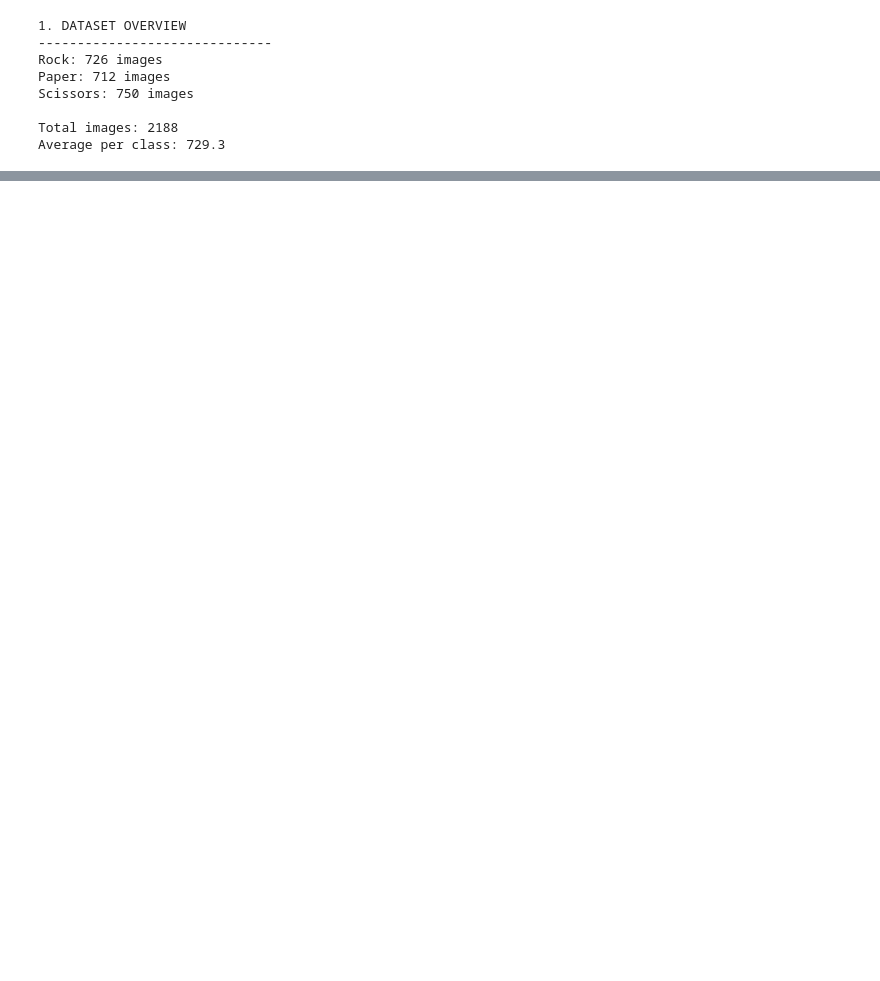
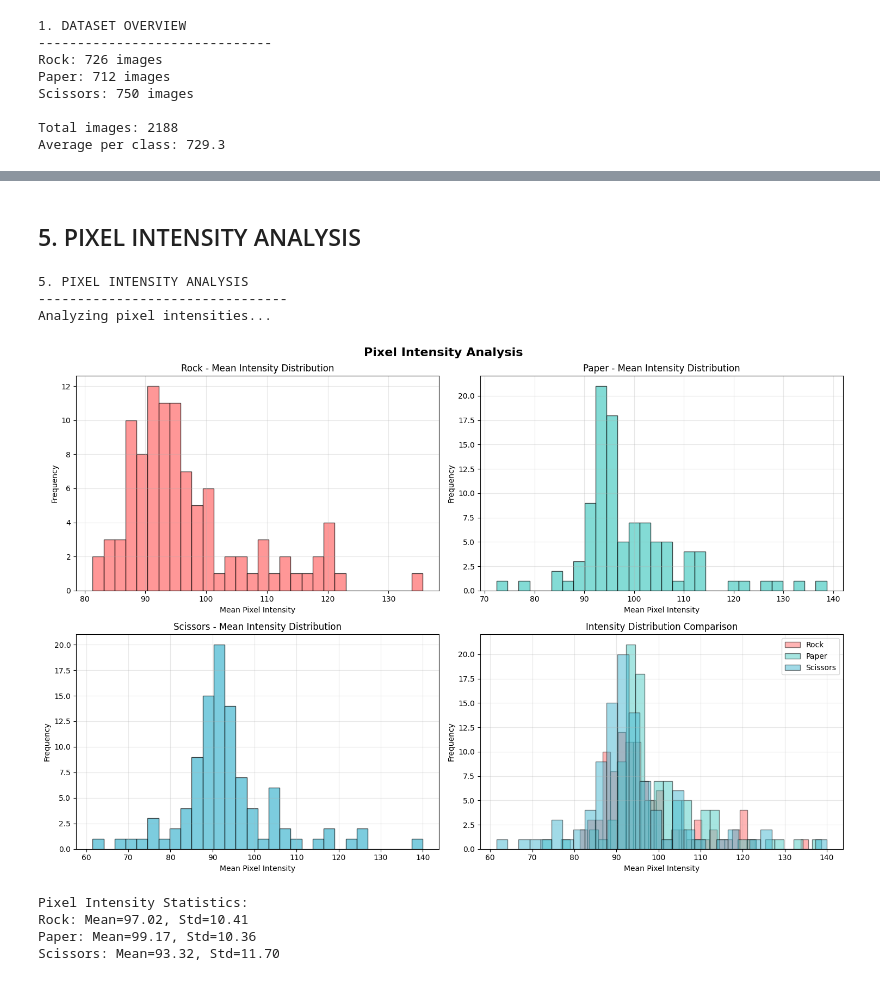
Before and after one commit to SamueleSamonini/images-rock-paper-scissors-cnn, a Jupyter notebook: notebooks/01_data_exploration.ipynb, the cells around one changed output, grey strips where cells are left out. Saved outputs shown, nothing was run; the diff lists cells and outputs as text; code cells hidden in the pictures; blank space fills up the shorter version.

```diff
--- a/notebooks/01_data_exploration.ipynb
+++ b/notebooks/01_data_exploration.ipynb
@@ -51,0 +230,78 @@ Average per class: 729.3
+# %% [markdown]
+## 5. PIXEL INTENSITY ANALYSIS
+# %%
+print("\n5. PIXEL INTENSITY ANALYSIS")
+print("-" * 32)
+
+def analyze_pixel_intensities(data_path, classes, sample_size=100):
+    """Analyze pixel intensity distributions"""
+    intensities = {}
+
+    for class_name in classes:
+        class_path = os.path.join(data_path, class_name)
+        if os.path.exists(class_path):
+            files = [f for f in os.listdir(class_path) if f.lower().endswith(('.png', '.jpg', '.jpeg'))]
+            sample_files = np.random.choice(files, min(sample_size, len(files)), replace=False)
+
+            class_intensities = []
+            for file_name in sample_files:
+                file_path = os.path.join(class_path, file_name)
+                try:
+                    img = cv2.imread(file_path)
+                    img_rgb = cv2.cvtColor(img, cv2.COLOR_BGR2RGB)
+                    # Calculate mean intensity across all channels
+                    mean_intensity = np.mean(img_rgb)
+                    class_intensities.append(mean_intensity)
+                except Exception as e:
+                    continue
+
+            intensities[class_name] = class_intensities
+
+    return intensities
+
+# Analyze intensities
+print("Analyzing pixel intensities...")
+intensities = analyze_pixel_intensities(data_path, classes)
+
+# Plot intensity distributions
+fig, axes = plt.subplots(2, 2, figsize=(15, 10))
+fig.suptitle('Pixel Intensity Analysis', fontsize=16, fontweight='bold')
+
+# Individual histograms
+for i, class_name in enumerate(classes):
+    ax = axes[i//2, i%2]
+    ax.hist(intensities[class_name], bins=30, alpha=0.7, color=colors[i], edgecolor='black')
+    ax.set_title(f'{class_name.capitalize()} - Mean Intensity Distribution')
+    ax.set_xlabel('Mean Pixel Intensity')
+    ax.set_ylabel('Frequency')
+    ax.grid(True, alpha=0.3)
+
+# Combined comparison
+ax = axes[1, 1]
+for i, class_name in enumerate(classes):
+    ax.hist(intensities[class_name], bins=30, alpha=0.5, label=class_name.capitalize(),
+            color=colors[i], edgecolor='black')
+ax.set_title('Intensity Distribution Comparison')
+ax.set_xlabel('Mean Pixel Intensity')
+ax.set_ylabel('Frequency')
+ax.legend()
+ax.grid(True, alpha=0.3)
+
+plt.tight_layout()
+plt.show()
+
+# Print intensity statistics
+print("\nPixel Intensity Statistics:")
+for class_name in classes:
+    mean_int = np.mean(intensities[class_name])
+    std_int = np.std(intensities[class_name])
+    print(f"{class_name.capitalize()}: Mean={mean_int:.2f}, Std={std_int:.2f}")
+# %% [output]
+5. PIXEL INTENSITY ANALYSIS
+--------------------------------
+Analyzing pixel intensities...
+[figure, added]
+Pixel Intensity Statistics:
+Rock: Mean=97.02, Std=10.41
+Paper: Mean=99.17, Std=10.36
+Scissors: Mean=93.32, Std=11.70
```
Also changed, not shown: parts of 11 cells of this notebook.
